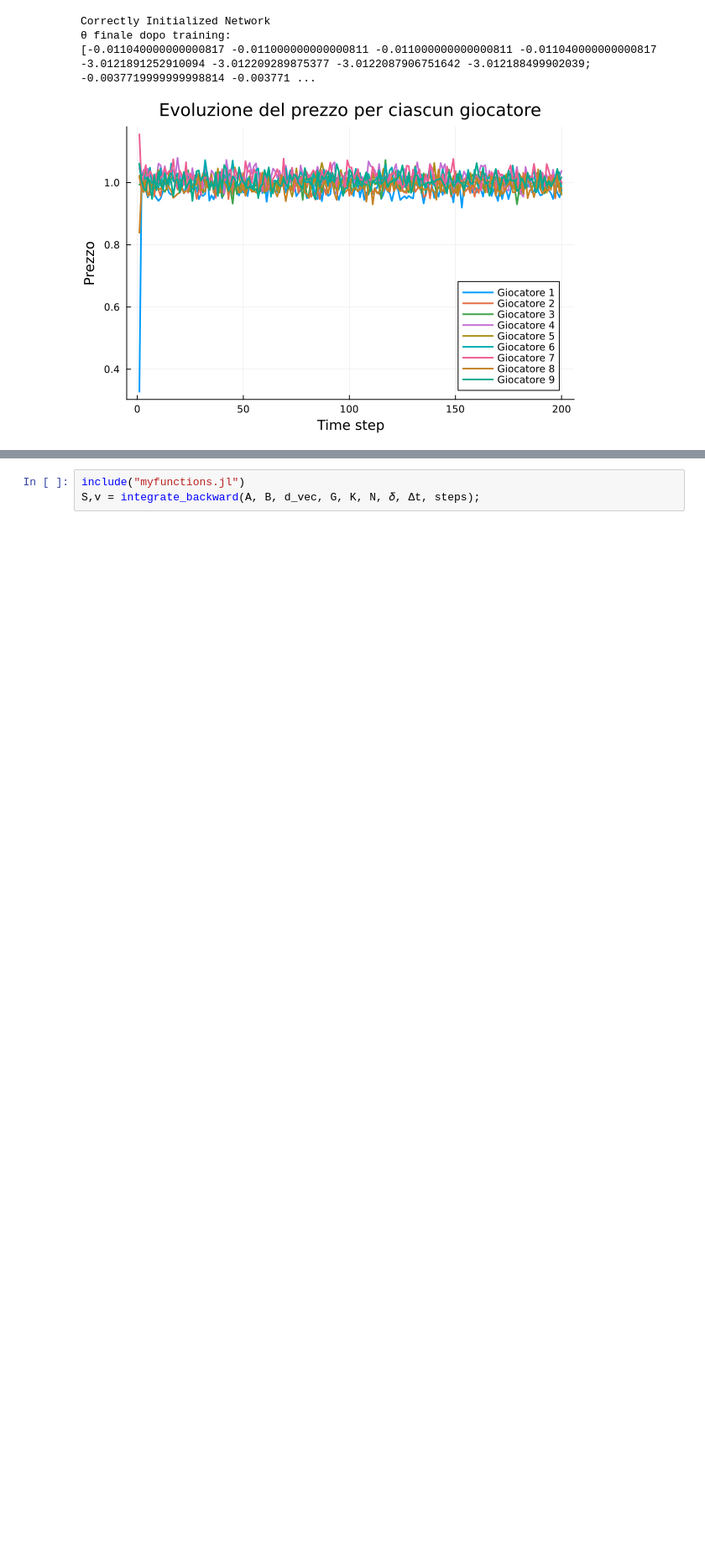
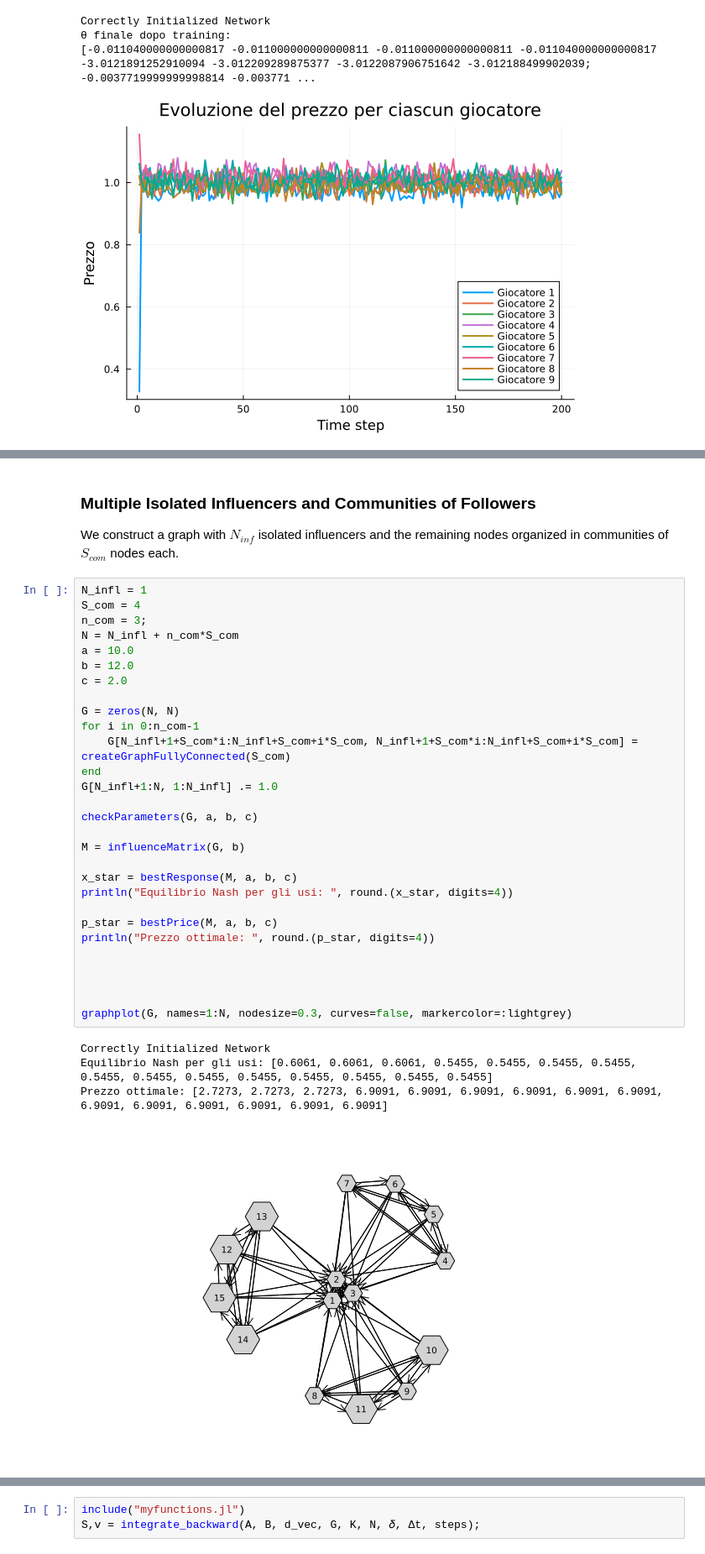
Before and after one commit to capoindiscusso/Game_Theory, a Jupyter notebook: Game Theory/Optimal_Pricing.ipynb, the cells around one changed output, grey strips where cells are left out. Shown at 84% size. Cells and saved outputs as stored; diff of their text form; blank space fills up the shorter version.

```diff
--- a/Game Theory/Optimal_Pricing.ipynb
+++ b/Game Theory/Optimal_Pricing.ipynb
@@ -983,3 +978,41 @@ Prezzo ottimale: [2.5517, 6.3103, 6.3103, 6.3103, 6.3103, 6.3103, 6.3103, 6.3103
+# %% [markdown]
+### Multiple Isolated Influencers and Communities of Followers
+
+We construct a graph with $N_{inf}$ isolated influencers and the remaining nodes organized in communities of $S_{com}$ nodes each.
+# %%
+N_infl = 1
+S_com = 4
+n_com = 3;
+N = N_infl + n_com*S_com
+a = 10.0
+b = 12.0
+c = 2.0
+
+G = zeros(N, N)
+for i in 0:n_com-1
+    G[N_infl+1+S_com*i:N_infl+S_com+i*S_com, N_infl+1+S_com*i:N_infl+S_com+i*S_com] = createGraphFullyConnected(S_com)
+end
+G[N_infl+1:N, 1:N_infl] .= 1.0
+
+checkParameters(G, a, b, c)
+
+M = influenceMatrix(G, b)
+
+x_star = bestResponse(M, a, b, c)
+println("Equilibrio Nash per gli usi: ", round.(x_star, digits=4))
+
+p_star = bestPrice(M, a, b, c)
+println("Prezzo ottimale: ", round.(p_star, digits=4))
+
+
+
+
+graphplot(G, names=1:N, nodesize=0.3, curves=false, markercolor=:lightgrey)
+# %% [output]
+Correctly Initialized Network
+Equilibrio Nash per gli usi: [0.6061, 0.6061, 0.6061, 0.5455, 0.5455, 0.5455, 0.5455, 0.5455, 0.5455, 0.5455, 0.5455, 0.5455, 0.5455, 0.5455, 0.5455]
+Prezzo ottimale: [2.7273, 2.7273, 2.7273, 6.9091, 6.9091, 6.9091, 6.9091, 6.9091, 6.9091, 6.9091, 6.9091, 6.9091, 6.9091, 6.9091, 6.9091]
+[figure, added]
 # %% [markdown]
 ## Continuous-time Dynamics and Optimal Control
 
```
Also changed, not shown: parts of 17 cells of this notebook.
